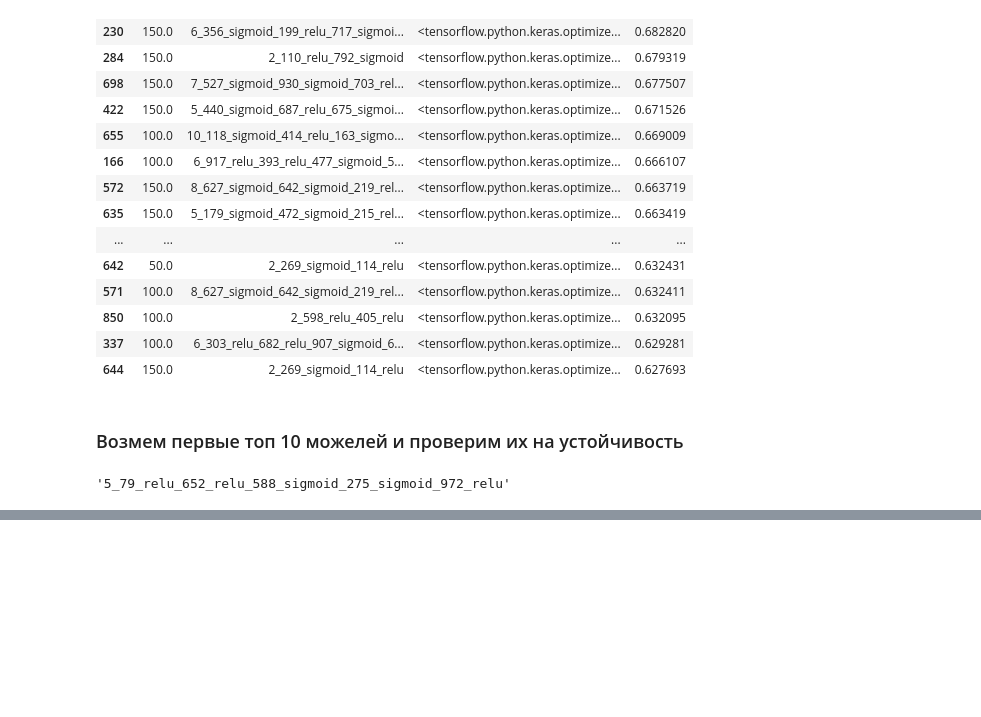
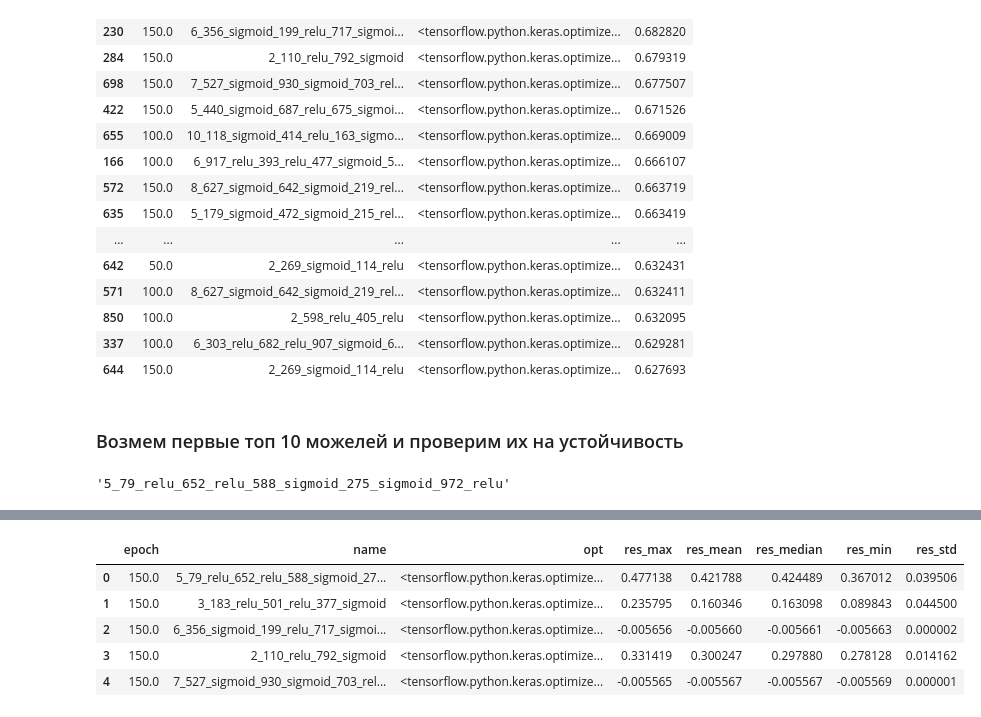
Before and after one commit to Vitalylqw/Neural_network, a Jupyter notebook: hw_3.ipynb, the cells around one changed output, grey strips where cells are left out. Saved outputs shown, nothing was run; the diff lists cells and outputs as text; code cells hidden in the pictures; blank space fills up the shorter version.

```diff
--- a/hw_3.ipynb
+++ b/hw_3.ipynb
@@ -282,7 +282,6 @@ len(models)
 100
 # %%
 %%time
-q=1
 result = pd.DataFrame()
 for model in models:
     for opt in [SGD(), RMSprop(),Adam()]:
@@ -301,9 +300,6 @@ for model in models:
                 'res':answer
             }
             result = result.append(d,ignore_index=True)
-
-            print(q)
-            q+=1
 # %% [output]
 1
 2
@@ -393,0 +358,25 @@ for m in best_models:
+# %%
+%%time
+test_num = 10
+best_result = pd.DataFrame()
+for m in best_models:
+    testing=[]
+    for _ in range (test_num):
+
+        m[0][0].set_weights(m[0][1])
+        hh = m[0][0].fit(X_train,y_train,epochs=int(m[1]),\
+                          validation_data=(X_test, y_test),verbose=0,batch_size=1000)
+        answer = hh.history['val_coeff_determination'][-1]
+        testing.append(answer)
+    testing = np.array(testing)
+    d={
+        'name':m[0][0].name,
+        'epoch': m[1],
+        'opt':m[2],
+        'res_min':testing.min(),
+        'res_max':testing.max(),
+        'res_mean':testing.mean(),
+        'res_std':testing.std(),
+        'res_median':np.median(testing)
+    }
+    best_result = best_result.append(d,ignore_index=True)
@@ -393,0 +385,9 @@ for m in best_models:
+# %%
+best_result
+# %% [output]
+|  | epoch | name | opt | res_max | res_mean | res_median | res_min | res_std |
+| 0 | 150.0 | 5_79_relu_652_relu_588_sigmoid_27... | <tensorflow.python.keras.optimize... | 0.477138 | 0.421788 | 0.424489 | 0.367012 | 0.039506 |
+| 1 | 150.0 | 3_183_relu_501_relu_377_sigmoid | <tensorflow.python.keras.optimize... | 0.235795 | 0.160346 | 0.163098 | 0.089843 | 0.044500 |
+| 2 | 150.0 | 6_356_sigmoid_199_relu_717_sigmoi... | <tensorflow.python.keras.optimize... | -0.005656 | -0.005660 | -0.005661 | -0.005663 | 0.000002 |
+| 3 | 150.0 | 2_110_relu_792_sigmoid | <tensorflow.python.keras.optimize... | 0.331419 | 0.300247 | 0.297880 | 0.278128 | 0.014162 |
+| 4 | 150.0 | 7_527_sigmoid_930_sigmoid_703_rel... | <tensorflow.python.keras.optimize... | -0.005565 | -0.005567 | -0.005567 | -0.005569 | 0.000001 |
```
Also changed, not shown: parts of 10 cells of this notebook.
